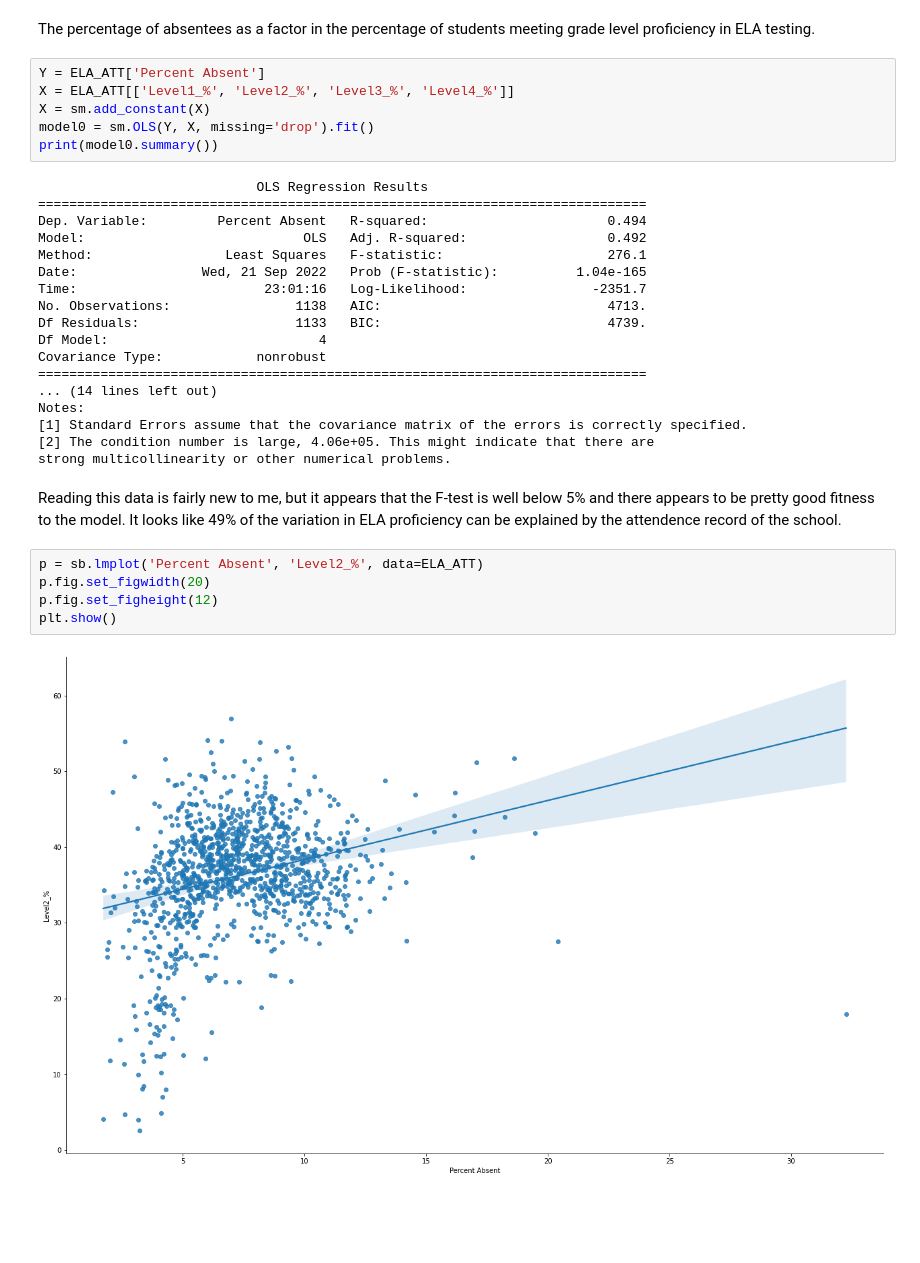
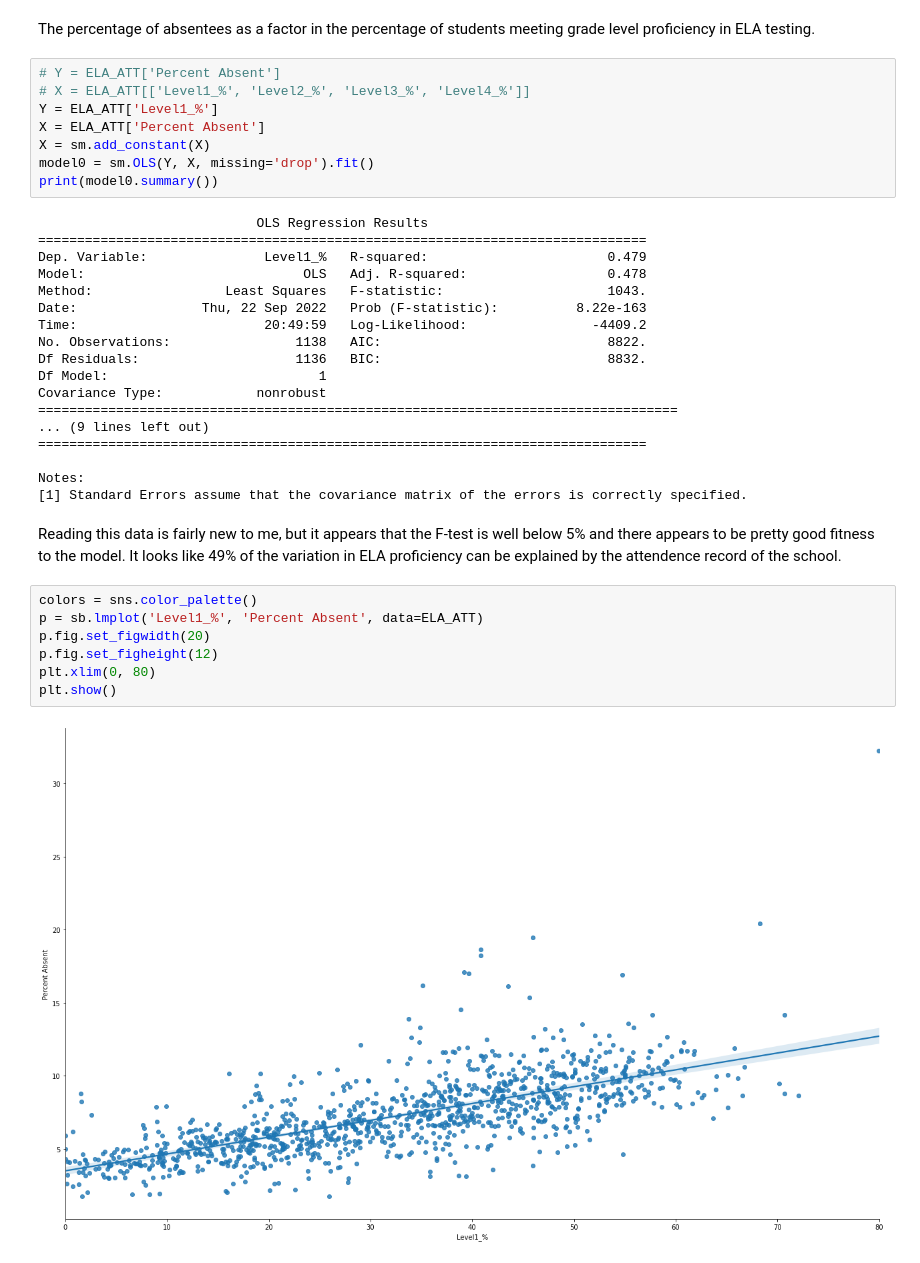
Before and after one commit to mbransons/DataFundamentalsCourse, a Jupyter notebook: week3/week3-activity.ipynb, the cells around one changed output. Cells and saved outputs as stored; diff of their text form; blank space fills up the shorter version.

Commit message:
change dependent variable, add regress plots

```diff
--- a/week3/week3-activity.ipynb
+++ b/week3/week3-activity.ipynb
@@ -202,35 +202,39 @@ ELA_ATT
 # %% [markdown]
 The percentage of absentees as a factor in the percentage of students meeting grade level proficiency in ELA testing.
 # %%
-Y = ELA_ATT['Percent Absent']
-X = ELA_ATT[['Level1_%', 'Level2_%', 'Level3_%', 'Level4_%']]
+# Y = ELA_ATT['Percent Absent']
+# X = ELA_ATT[['Level1_%', 'Level2_%', 'Level3_%', 'Level4_%']]
+Y = ELA_ATT['Level1_%']
+X = ELA_ATT['Percent Absent']
 X = sm.add_constant(X)
 model0 = sm.OLS(Y, X, missing='drop').fit()
 print(model0.summary())
 # %% [output]
                             OLS Regression Results
 ==============================================================================
-Dep. Variable:         Percent Absent   R-squared:                       0.494
-Model:                            OLS   Adj. R-squared:                  0.492
-Method:                 Least Squares   F-statistic:                     276.1
-Date:                Wed, 21 Sep 2022   Prob (F-statistic):          1.04e-165
-Time:                        23:01:16   Log-Likelihood:                -2351.7
-No. Observations:                1138   AIC:                             4713.
-Df Residuals:                    1133   BIC:                             4739.
-Df Model:                           4
+Dep. Variable:               Level1_%   R-squared:                       0.479
+Model:                            OLS   Adj. R-squared:                  0.478
+Method:                 Least Squares   F-statistic:                     1043.
+Date:                Thu, 22 Sep 2022   Prob (F-statistic):          8.22e-163
+Time:                        20:49:59   Log-Likelihood:                -4409.2
+No. Observations:                1138   AIC:                             8822.
+Df Residuals:                    1136   BIC:                             8832.
+Df Model:                           1
 Covariance Type:            nonrobust
+==================================================================================
+... (9 lines left out)
 ==============================================================================
-... (14 lines left out)
+
 Notes:
 [1] Standard Errors assume that the covariance matrix of the errors is correctly specified.
-[2] The condition number is large, 4.06e+05. This might indicate that there are
-strong multicollinearity or other numerical problems.
 # %% [markdown]
 Reading this data is fairly new to me, but it appears that the F-test is well below 5% and there appears to be pretty good fitness to the model. It looks like 49% of the variation in ELA proficiency can be explained by the attendence record of the school.
 # %%
-p = sb.lmplot('Percent Absent', 'Level2_%', data=ELA_ATT)
+colors = sns.color_palette()
+p = sb.lmplot('Level1_%', 'Percent Absent', data=ELA_ATT)
 p.fig.set_figwidth(20)
 p.fig.set_figheight(12)
+plt.xlim(0, 80)
 plt.show()
 # %% [output]
-[figure, old version]
+[figure, new version]
```
Also changed, not shown: parts of 4 cells of this notebook.
